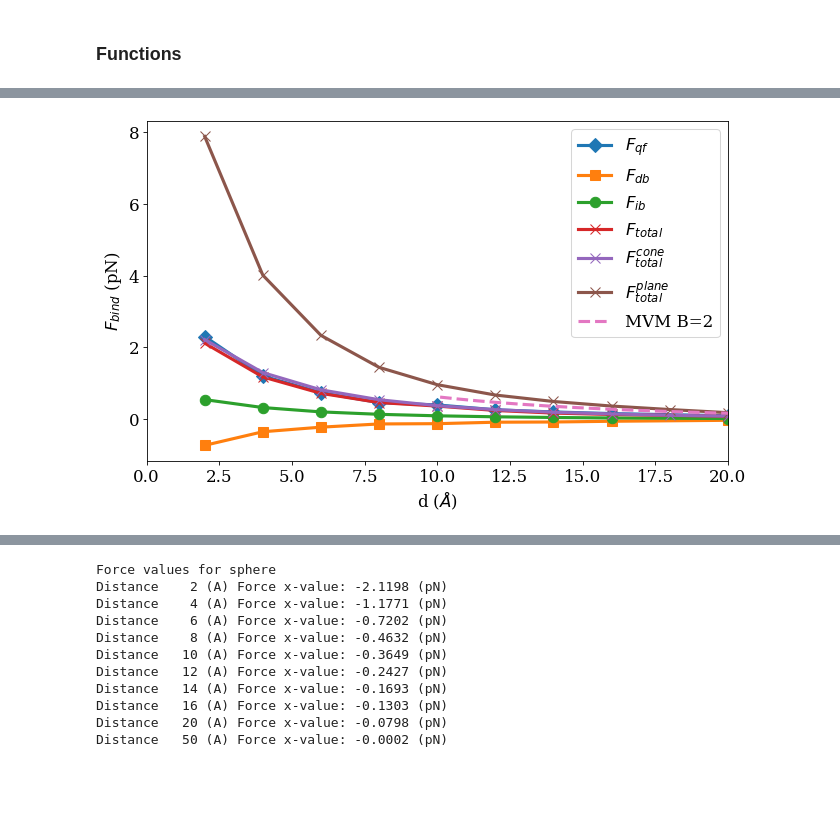
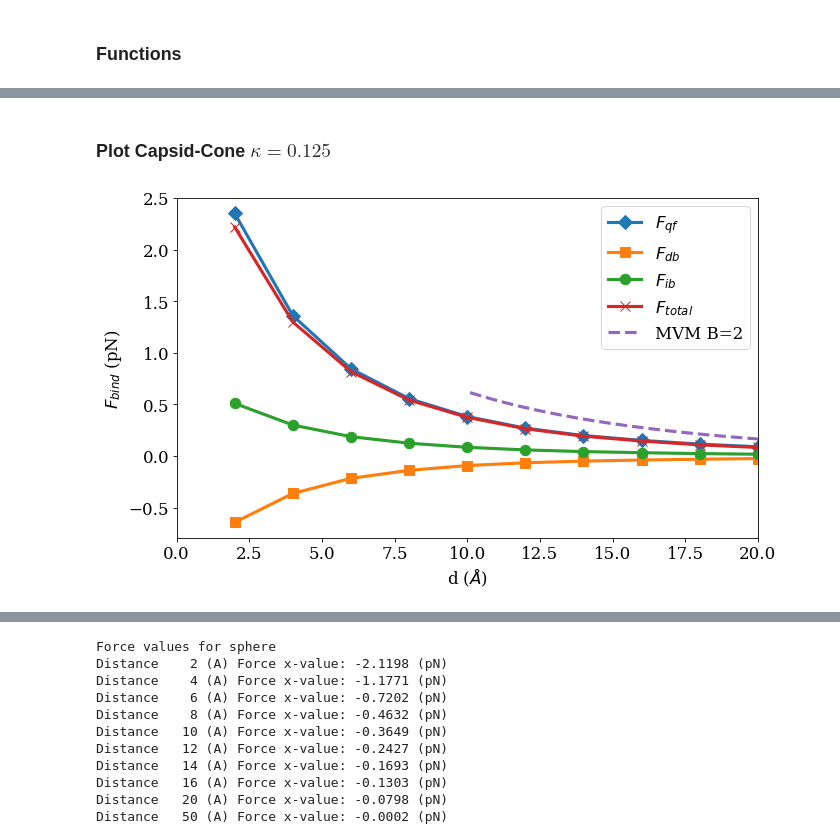
Before and after one commit to iaddison-smith/plots_afmtip, a Jupyter notebook: Force_components_afmtip.ipynb, the cells around one changed output, grey strips where cells are left out. Saved outputs shown, nothing was run; the diff lists cells and outputs as text; code cells hidden in the pictures; blank space fills up the shorter version.

Commit message:
Add cone plots

```diff
--- a/Force_components_afmtip.ipynb
+++ b/Force_components_afmtip.ipynb
@@ -181,23 +221,22 @@ def forces_MVM(d,B,A=0,k=1/6.8):
+# %% [markdown]
+### Plot Capsid-Cone $\kappa = 0.125$
 # %%
-d = dist -384 #Distances from tip to afm in Angstrom
-d_cono = dist_cono -384 #Distances from tip to afm in Angstrom
-d_plane = dist_plane-384 #Distances from tip to afm in Angstrom
-dd = np.arange(394,434,0.1)
+delta_fqf_cono = 69.467*(fqf_cono.swapaxes(0,1)[0]-fqf_cono.swapaxes(0,1)[0][-1])
+delta_fdb_cono = 69.467*(fdb_cono.swapaxes(0,1)[0]-fdb_cono.swapaxes(0,1)[0][-1])
+delta_fib_cono = 69.467*(fib_cono.swapaxes(0,1)[0]-fib_cono.swapaxes(0,1)[0][-1])
 
 plt.figure(figsize=(10,6),dpi=75)
-plt.plot(d,-69.467*fqf.swapaxes(0,1)[0]+69.467*fqf.swapaxes(0,1)[0][-1], marker='D',label='$F_{qf}$')
-plt.plot(d,-69.467*fdb.swapaxes(0,1)[0]+69.467*fdb.swapaxes(0,1)[0][-1], marker='s',label='$F_{db}$')
-plt.plot(d,-69.467*fib.swapaxes(0,1)[0]+69.467*fib.swapaxes(0,1)[0][-1], marker='o',label='$F_{ib}$')
-plt.plot(d,-F_terms.swapaxes(0,1)[0], marker='x',label='$F_{total}$')
-plt.plot(d_cono,-F_terms_cono.swapaxes(0,1)[0], marker='x',label='$F_{total}^{cone}$')
-plt.plot(d_plane,-F_terms_plane.swapaxes(0,1)[0], marker='x',label='$F_{total}^{plane}$')
+plt.plot(d_cono,-69.467*fqf_cono.swapaxes(0,1)[0]+69.467*fqf_cono.swapaxes(0,1)[0][-1], marker='D',label='$F_{qf}$')
+plt.plot(d_cono,-69.467*fdb_cono.swapaxes(0,1)[0]+69.467*fdb_cono.swapaxes(0,1)[0][-1], marker='s',label='$F_{db}$')
+plt.plot(d_cono,-69.467*fib_cono.swapaxes(0,1)[0]+69.467*fib_cono.swapaxes(0,1)[0][-1], marker='o',label='$F_{ib}$')
+plt.plot(d_cono,-F_terms_cono.swapaxes(0,1)[0], marker='x',label='$F_{total}$')
 plt.plot(dd[1:]-384,forces_MVM(dd[1:]-384,2,k=0.125),label='MVM B=2',linestyle='--')
 plt.xlim([0,20])
 plt.xlabel('d ($\AA$)');
 plt.ylabel('$F_{bind}$ (pN)')
 plt.legend()
-plt.savefig('plots\\Binding_forces_components_capsid_2.png',dpi=300, bbox_inches='tight')
+plt.savefig('plots\\Binding_forces_components_capsid_2_cono.png',dpi=300, bbox_inches='tight')
 plt.show()
 plt.close()
 # %% [output]
-[figure, old version]
+[figure, new version]
```
Also changed, not shown: parts of 15 cells of this notebook, 1 other file.
